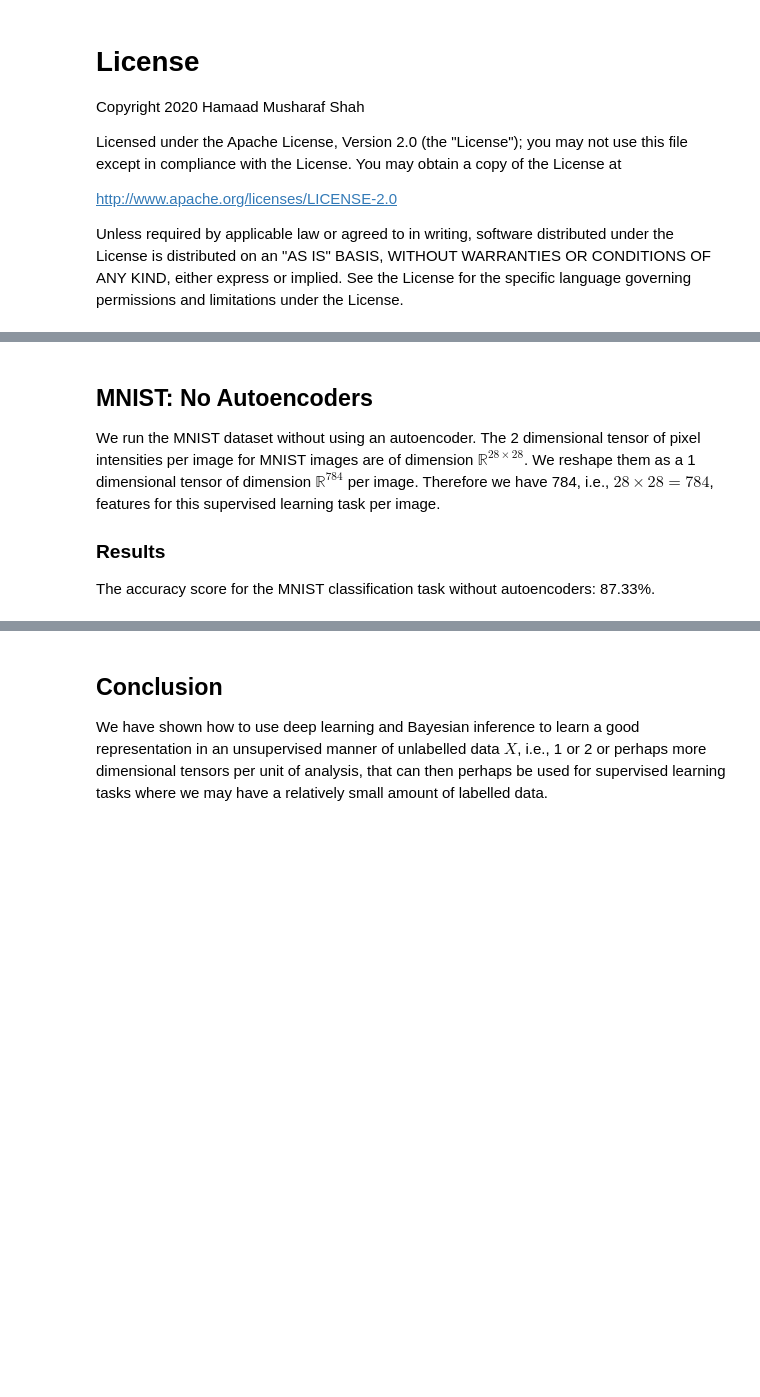
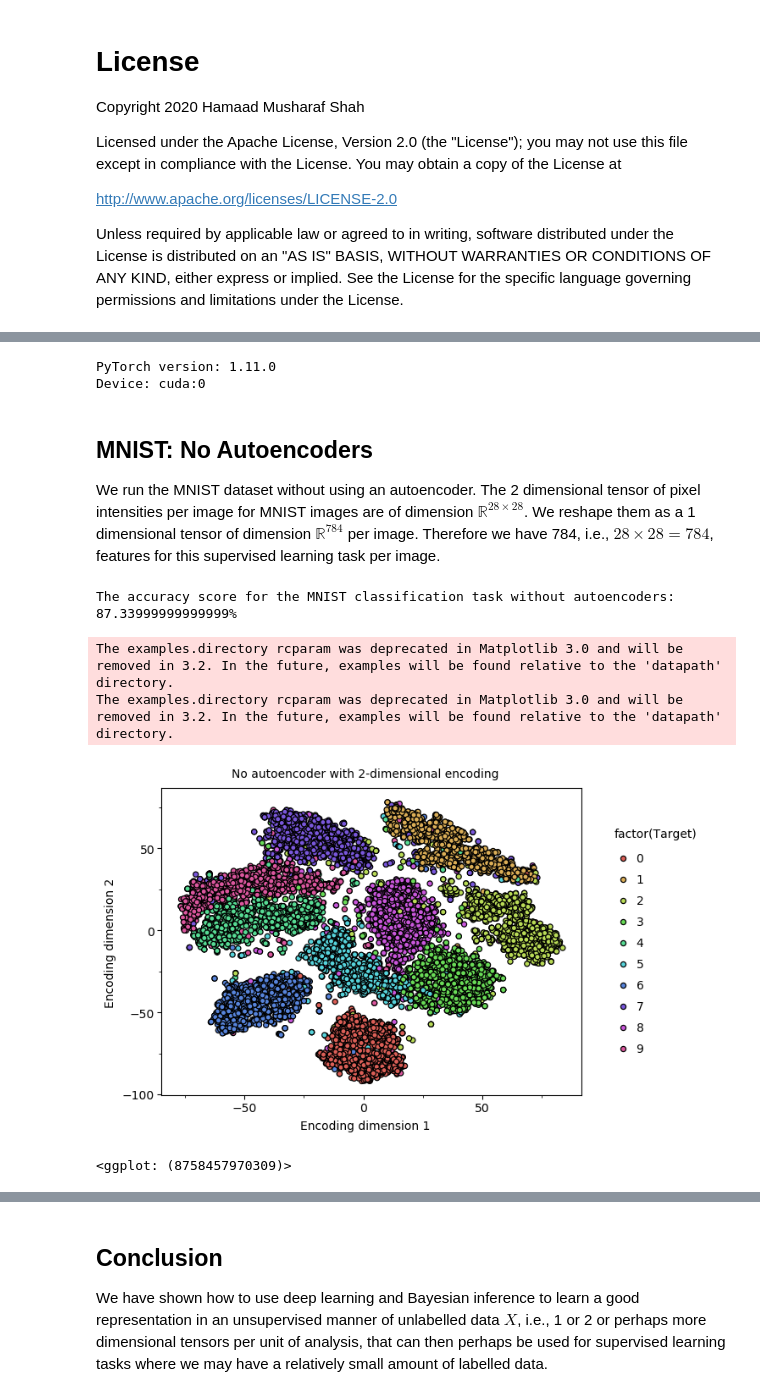
Before and after one commit to hamaadshah/autoencoders_pytorch, a Jupyter notebook: autoencoders.ipynb, the cells around one changed output, grey strips where cells are left out. Drawn from its saved outputs; the diff is of its cells as text; code cells hidden in the pictures; blank space fills up the shorter version.

```diff
--- a/autoencoders.ipynb
+++ b/autoencoders.ipynb
@@ -21,6 +21,9 @@ We will use the MNIST dataset for this purpose where the raw data is a 2 dimensi
 ![](pixel_lattice.png)
 # %%
 import inspect
+
+import gc
+from tqdm.notebook import tqdm
 
 import numpy as np
 
@@ -45,11 +48,13 @@ import matplotlib.pyplot as plt
 import plotnine
 
 import typeguard
+import typing
 
 print(f"PyTorch version: {torch.__version__}")
 print(f"Device: {device}")
 
-data_path = "/home/hamaad/Projects/autoencoders_pytorch/data"
+project_path = "/home/hamaad/Projects/autoencoders_pytorch/"
+data_path = project_path + "data/"
 trainset = torchvision.datasets.MNIST(
     root=data_path,
     train=True,
@@ -103,14 +108,13 @@ sampled_x_train = np.concatenate(
 sampled_y_train = np.concatenate(
     [y_train[these_class_ids] for these_class_ids in sampled_class_ids], axis=0
 )
+# %% [output]
+PyTorch version: 1.11.0
+Device: cuda:0
 # %% [markdown]
 ## MNIST: No Autoencoders
 
 We run the MNIST dataset without using an autoencoder. The 2 dimensional tensor of pixel intensities per image for MNIST images are of dimension $\mathbb{R}^{28 \times 28}$. We reshape them as a 1 dimensional tensor of dimension $\mathbb{R}^{784}$ per image. Therefore we have 784, i.e., $28 \times 28 = 784$, features for this supervised learning task per image.
-
-### Results
-
-The accuracy score for the MNIST classification task without autoencoders: 87.33%.
 # %%
 pipe_base = Pipeline(
     steps=[
@@ -136,31 +140,40 @@ acc_base = pipe_base.score(
 print(
     f"The accuracy score for the MNIST classification task without autoencoders: {acc_base * 100}%"
 )
+# %% [output]
+The accuracy score for the MNIST classification task without autoencoders: 87.33999999999999%
 # %%
 tsne = TSNE(n_components=2)
 test_encoded_df = pd.DataFrame(
     data=tsne.fit_transform(
         X=x_test.reshape(x_test.shape[0], x_test.shape[1] * x_test.shape[2])
     ),
     columns=["Encoding_1", "Encoding_2"],
 )
 test_encoded_df["Target"] = y_test
 
 cluster_plot = (
     plotnine.ggplot(data=test_encoded_df)
     + plotnine.geom_point(
         mapping=plotnine.aes(x="Encoding_1", y="Encoding_2", fill="factor(Target)"),
         size=2,
         color="black",
     )
     + plotnine.xlab(xlab="Encoding dimension 1")
     + plotnine.ylab(ylab="Encoding dimension 2")
     + plotnine.ggtitle(title="No autoencoder with 2-dimensional encoding")
     + plotnine.theme_matplotlib()
 )
 
 cluster_plot.save(
-    filename="/home/hamaad/Projects/autoencoders_pytorch/no_autoencoders_plot.png",
+    filename=project_path + "no_autoencoders_plot.png",
     height=6,
     width=8,
 )
+
+cluster_plot
+# %% [output]
+The examples.directory rcparam was deprecated in Matplotlib 3.0 and will be removed in 3.2. In the future, examples will be found relative to the 'datapath' directory.
+The examples.directory rcparam was deprecated in Matplotlib 3.0 and will be removed in 3.2. In the future, examples will be found relative to the 'datapath' directory.
+[figure, added]
+<ggplot: (8758457970309)>
```
Also changed, not shown: parts of 73 cells of this notebook, 12 other files.
